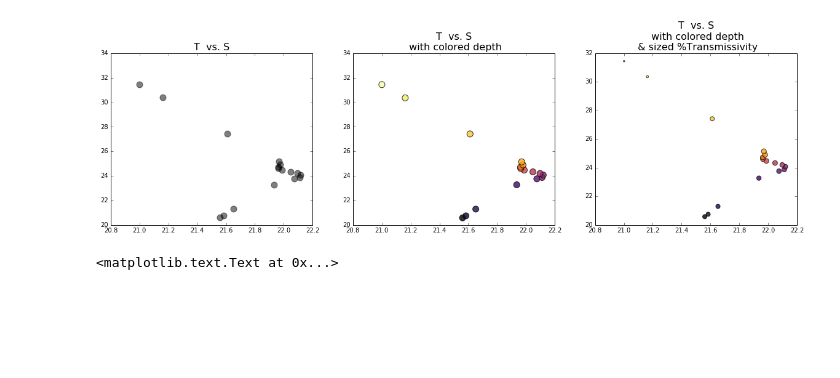
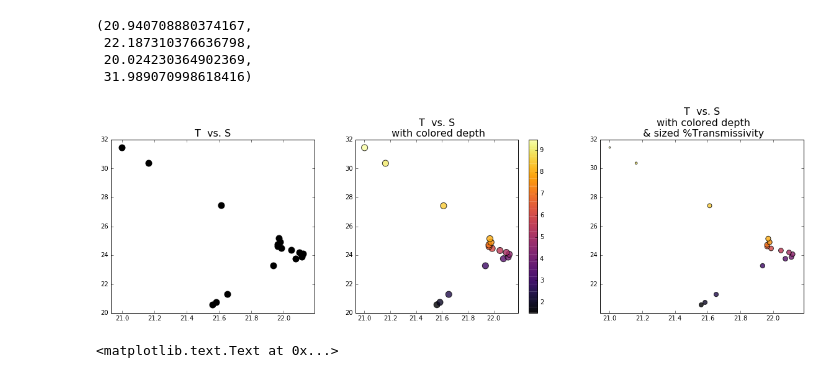
Before and after one commit to lafarris/python4geosciences-hw, a Jupyter notebook: hw4.ipynb, the cells around one changed output. Drawn from its saved outputs; the diff is of its cells as text; code cells hidden in the pictures; blank space fills up the shorter version.

```diff
--- a/hw4.ipynb
+++ b/hw4.ipynb
@@ -86,40 +86,50 @@ fig.colorbar(plot)
 # %%
 # 3. Read 2D data and make scatter plot
 
 # Temperature and salinity are known to have an important relationship in oceanography. Investigate that relationship in the CTD
 # data from one of the files stored in data/MCH. Read in the data and make the following plots as subplots in one figure:
 # plot temperature vs. salinity, using black dots to mark the data points.
 # plot temperature vs. salinity, and color the markers with the depth;
 # plot temperature vs. salinity, color the markers with the depth, and then size the markers
 # with another property of your choice from the file.
 # Choose a colormap that is different from the default to use for the colors of your markers for the 2nd and 3rd plots.
 
 data = np.loadtxt('m1001a.cnv2', comments='*', skiprows=45)
 
 temp = data[:,2]
 salt = data[:,5]
 depth = data[:,1]
 trans = data[:,9]
 
 fig = plt.figure(figsize=(20,5))
 
 # ax = fig.add_subplot(1, 3, 1)
 # ax.set_title('temperature  vs. salinity', fontsize=16)
 # ax.plot(temp, salt, 'k.', markersize=20)
 
-ax = fig.add_subplot(1, 3, 1)
-ax.set_title('T  vs. S', fontsize=16)
-plot1 = ax.scatter(temp, salt, s=100, c='k', alpha=0.5)
-# fig.colorbar(plot1)
+ax1 = fig.add_subplot(1, 3, 1)
+ax1.set_title('T  vs. S', fontsize=16)
+plot1 = ax1.scatter(temp, salt, s=100, c='k', alpha=1.0)
+ax1.axis('tight')
 
-ax = fig.add_subplot(1, 3, 2)
-ax.set_title('T  vs. S\n with colored depth', fontsize=16)
-plot2 = ax.scatter(temp, salt, s=100, c=depth, cmap='inferno' , alpha=0.8)
-# fig.colorbar(plot2)
 
-ax = fig.add_subplot(1, 3, 3)
-ax.set_title('T  vs. S\n with colored depth\n & sized %Transmissivity', fontsize=16)
-plot3 = ax.scatter(temp, salt, s=trans, c=depth, cmap='inferno' , alpha=0.8)
+ax2 = fig.add_subplot(1, 3, 2)
+ax2.set_title('T  vs. S\n with colored depth', fontsize=16)
+plot2 = ax2.scatter(temp, salt, s=100, c=depth, cmap='inferno' , alpha=0.8)
+cbar = plt.colorbar(plot2)
+ax2.axis('tight')
+
+ax3 = fig.add_subplot(1, 3, 3)
+ax3.set_title('T  vs. S\n with colored depth\n & sized %Transmissivity', fontsize=16)
+plot3 = ax3.scatter(temp, salt, s=trans, c=depth, cmap='inferno' , alpha=0.8)
+ax3.axis('tight')
 # fig.colorbar(plot3)
+
+
+# how do I do colorbar??
 # %% [output]
+(20.940708880374167,
+ 22.187310376636798,
+ 20.024230364902369,
+ 31.989070998618416)
-[figure, old version]
+[figure, new version]
```
Also changed, not shown: parts of 9 cells of this notebook.
